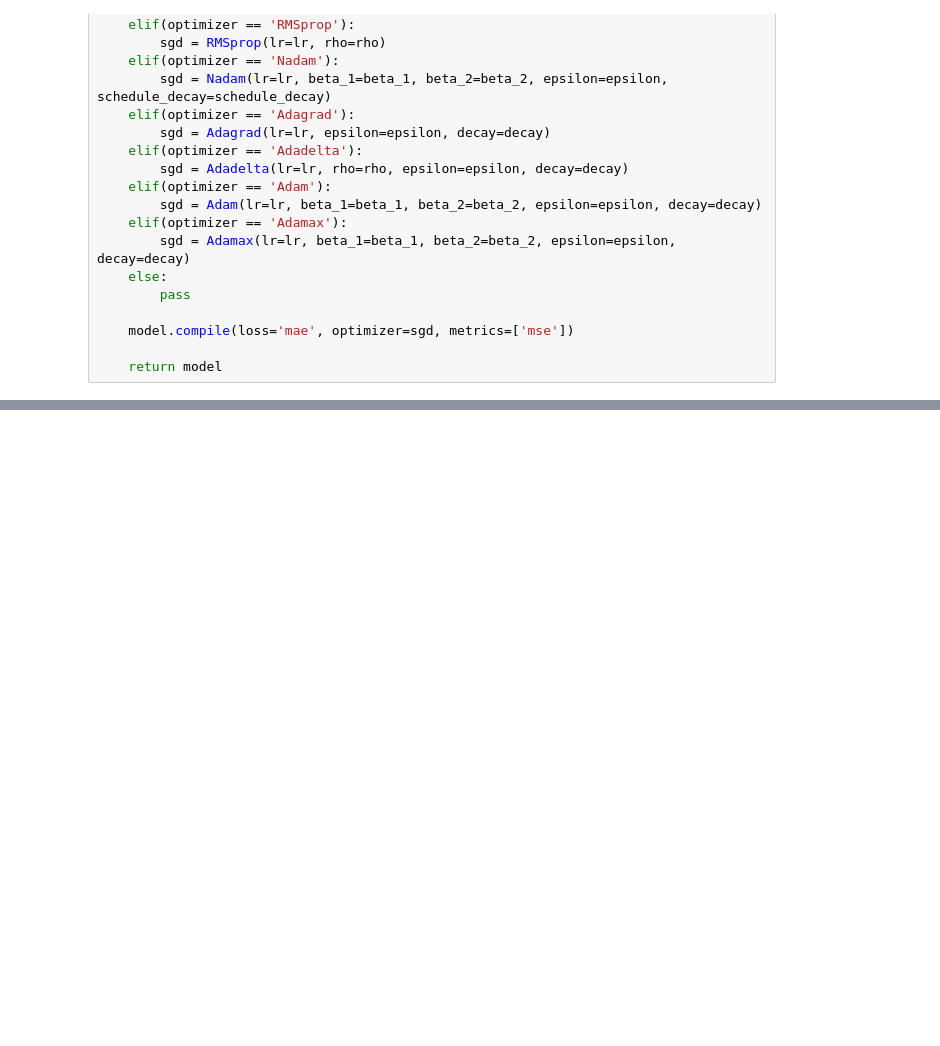
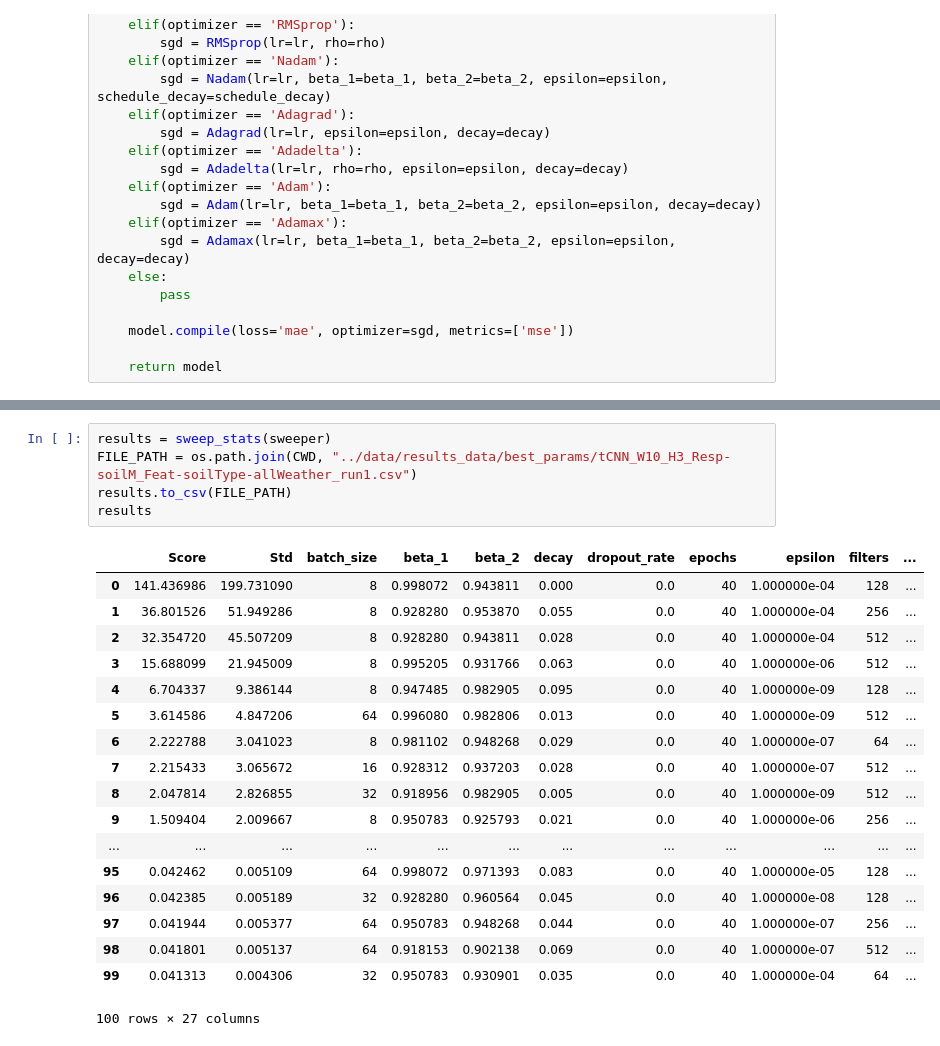
Before and after one commit to MichaelRGrant/HydroSatML, a Jupyter notebook: jupyter_notebooks/soilM_forecasting_tuning.ipynb, the cells around one changed output, grey strips where cells are left out. Drawn from its saved outputs; the diff is of its cells as text; blank space fills up the shorter version.

Commit message:
adding the tuning notebooks for the soilM forecasting

```diff
--- a/jupyter_notebooks/soilM_forecasting.ipynb
+++ b/jupyter_notebooks/soilM_forecasting_tuning.ipynb
@@ -683,0 +685,24 @@ Epoch 4/40
+# %%
+results = sweep_stats(sweeper)
+FILE_PATH = os.path.join(CWD, "../data/results_data/best_params/tCNN_W10_H3_Resp-soilM_Feat-soilType-allWeather_run1.csv")
+results.to_csv(FILE_PATH)
+results
+# %% [output]
+|  | Score | Std | batch_size | beta_1 | beta_2 | decay | dropout_rate | epochs | epsilon | filters | ... |
+| 0 | 141.436986 | 199.731090 | 8 | 0.998072 | 0.943811 | 0.000 | 0.0 | 40 | 1.000000e-04 | 128 | ... |
+| 1 | 36.801526 | 51.949286 | 8 | 0.928280 | 0.953870 | 0.055 | 0.0 | 40 | 1.000000e-04 | 256 | ... |
+| 2 | 32.354720 | 45.507209 | 8 | 0.928280 | 0.943811 | 0.028 | 0.0 | 40 | 1.000000e-04 | 512 | ... |
+| 3 | 15.688099 | 21.945009 | 8 | 0.995205 | 0.931766 | 0.063 | 0.0 | 40 | 1.000000e-06 | 512 | ... |
+| 4 | 6.704337 | 9.386144 | 8 | 0.947485 | 0.982905 | 0.095 | 0.0 | 40 | 1.000000e-09 | 128 | ... |
+| 5 | 3.614586 | 4.847206 | 64 | 0.996080 | 0.982806 | 0.013 | 0.0 | 40 | 1.000000e-09 | 512 | ... |
+| 6 | 2.222788 | 3.041023 | 8 | 0.981102 | 0.948268 | 0.029 | 0.0 | 40 | 1.000000e-07 | 64 | ... |
+| 7 | 2.215433 | 3.065672 | 16 | 0.928312 | 0.937203 | 0.028 | 0.0 | 40 | 1.000000e-07 | 512 | ... |
+| 8 | 2.047814 | 2.826855 | 32 | 0.918956 | 0.982905 | 0.005 | 0.0 | 40 | 1.000000e-09 | 512 | ... |
+| 9 | 1.509404 | 2.009667 | 8 | 0.950783 | 0.925793 | 0.021 | 0.0 | 40 | 1.000000e-06 | 256 | ... |
+| ... | ... | ... | ... | ... | ... | ... | ... | ... | ... | ... | ... |
+| 95 | 0.042462 | 0.005109 | 64 | 0.998072 | 0.971393 | 0.083 | 0.0 | 40 | 1.000000e-05 | 128 | ... |
+| 96 | 0.042385 | 0.005189 | 32 | 0.928280 | 0.960564 | 0.045 | 0.0 | 40 | 1.000000e-08 | 128 | ... |
+| 97 | 0.041944 | 0.005377 | 64 | 0.950783 | 0.948268 | 0.044 | 0.0 | 40 | 1.000000e-07 | 256 | ... |
+| 98 | 0.041801 | 0.005137 | 64 | 0.918153 | 0.902138 | 0.069 | 0.0 | 40 | 1.000000e-07 | 512 | ... |
+| 99 | 0.041313 | 0.004306 | 32 | 0.950783 | 0.930901 | 0.035 | 0.0 | 40 | 1.000000e-04 | 64 | ... |
+100 rows × 27 columns
```
Also changed, not shown: parts of 3 cells of this notebook, 2 other files.
